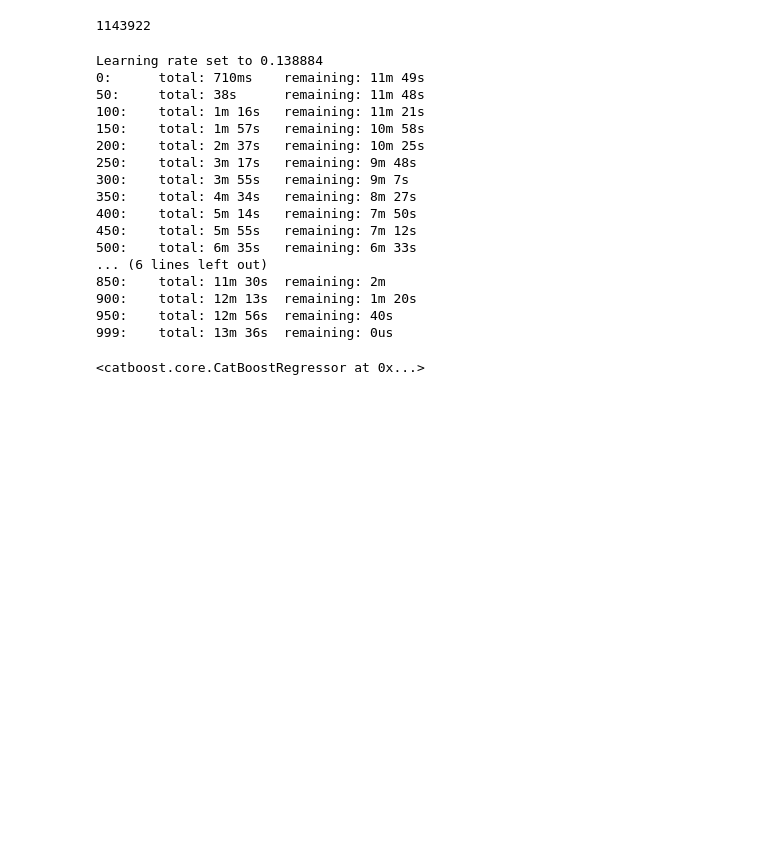
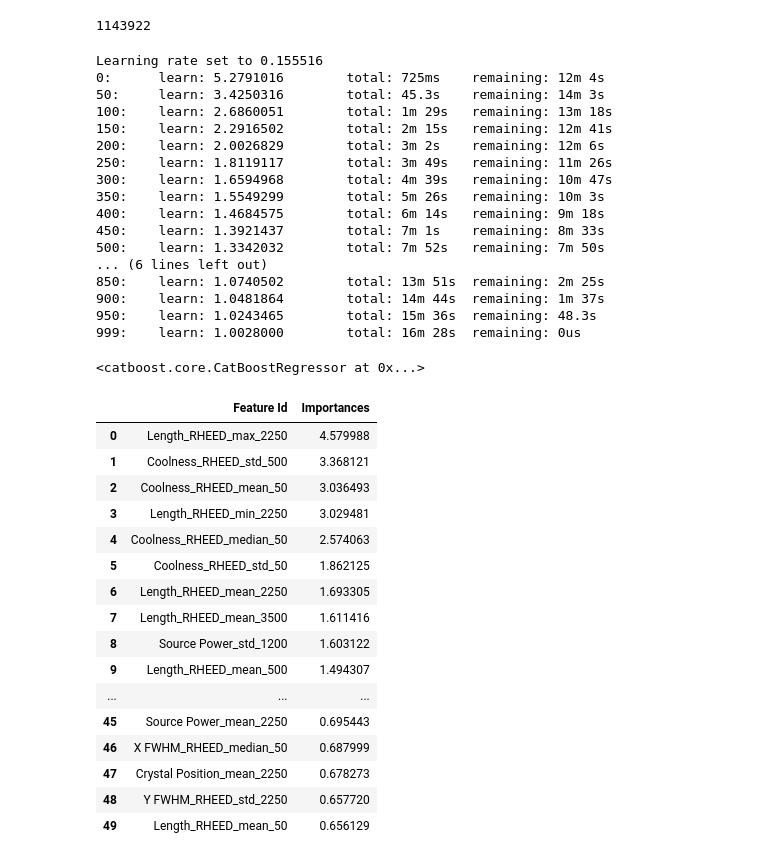
Before and after one commit to Gaussiandra/bdimo21, a Jupyter notebook: new15_32.ipynb, the cells around one changed output. Drawn from its saved outputs; the diff is of its cells as text; code cells hidden in the pictures; blank space fills up the shorter version.

```diff
--- a/new15_32.ipynb
+++ b/new15_32.ipynb
@@ -129,32 +144,55 @@ y_sampled.hist(bins=100)
 model = catboost.CatBoostRegressor(
     iterations=1000,
     #task_type="GPU",
-    eval_metric='AUC',
+    #eval_metric='AUC',
     verbose=50
 )
-model.fit(x_sampled, y_sampled)#, eval_set=(X_val, y_val))
+model.fit(X, y)#, eval_set=(X_val, y_val))
 # %% [output]
-Learning rate set to 0.138884
-0:      total: 710ms    remaining: 11m 49s
-50:     total: 38s      remaining: 11m 48s
-100:    total: 1m 16s   remaining: 11m 21s
-150:    total: 1m 57s   remaining: 10m 58s
-200:    total: 2m 37s   remaining: 10m 25s
-250:    total: 3m 17s   remaining: 9m 48s
-300:    total: 3m 55s   remaining: 9m 7s
-350:    total: 4m 34s   remaining: 8m 27s
-400:    total: 5m 14s   remaining: 7m 50s
-450:    total: 5m 55s   remaining: 7m 12s
-500:    total: 6m 35s   remaining: 6m 33s
+Learning rate set to 0.155516
+0:      learn: 5.2791016        total: 725ms    remaining: 12m 4s
+50:     learn: 3.4250316        total: 45.3s    remaining: 14m 3s
+100:    learn: 2.6860051        total: 1m 29s   remaining: 13m 18s
+150:    learn: 2.2916502        total: 2m 15s   remaining: 12m 41s
+200:    learn: 2.0026829        total: 3m 2s    remaining: 12m 6s
+250:    learn: 1.8119117        total: 3m 49s   remaining: 11m 26s
+300:    learn: 1.6594968        total: 4m 39s   remaining: 10m 47s
+350:    learn: 1.5549299        total: 5m 26s   remaining: 10m 3s
+400:    learn: 1.4684575        total: 6m 14s   remaining: 9m 18s
+450:    learn: 1.3921437        total: 7m 1s    remaining: 8m 33s
+500:    learn: 1.3342032        total: 7m 52s   remaining: 7m 50s
 ... (6 lines left out)
-850:    total: 11m 30s  remaining: 2m
-900:    total: 12m 13s  remaining: 1m 20s
-950:    total: 12m 56s  remaining: 40s
-999:    total: 13m 36s  remaining: 0us
+850:    learn: 1.0740502        total: 13m 51s  remaining: 2m 25s
+900:    learn: 1.0481864        total: 14m 44s  remaining: 1m 37s
+950:    learn: 1.0243465        total: 15m 36s  remaining: 48.3s
+999:    learn: 1.0028000        total: 16m 28s  remaining: 0us
 <catboost.core.CatBoostRegressor at 0x...>
 # %%
 with open(global_path+'model.pkl', 'wb') as f:
     pickle.dump(model, f)
+# %%
+with open(global_path+'model.pkl', 'rb') as f:
+    model = pickle.load(f)
+# %%
+model.get_feature_importance(prettified=True)[:50]#['Feature Id'].values.tolist().index('Coolness_RHEED_3500')
+# %% [output]
+|  | Feature Id | Importances |
+| 0 | Length_RHEED_max_2250 | 4.579988 |
+| 1 | Coolness_RHEED_std_500 | 3.368121 |
+| 2 | Coolness_RHEED_mean_50 | 3.036493 |
+| 3 | Length_RHEED_min_2250 | 3.029481 |
+| 4 | Coolness_RHEED_median_50 | 2.574063 |
+| 5 | Coolness_RHEED_std_50 | 1.862125 |
+| 6 | Length_RHEED_mean_2250 | 1.693305 |
+| 7 | Length_RHEED_mean_3500 | 1.611416 |
+| 8 | Source Power_std_1200 | 1.603122 |
+| 9 | Length_RHEED_mean_500 | 1.494307 |
+| ... | ... | ... |
+| 45 | Source Power_mean_2250 | 0.695443 |
+| 46 | X FWHM_RHEED_median_50 | 0.687999 |
+| 47 | Crystal Position_mean_2250 | 0.678273 |
+| 48 | Y FWHM_RHEED_std_2250 | 0.657720 |
+| 49 | Length_RHEED_mean_50 | 0.656129 |
 # %%
 trans = lambda x: 1 / (1 + np.exp(-x + 5))
 plt.plot(np.linspace(0, 10, 1000), trans(np.linspace(0, 10, 1000)))
```
Also changed, not shown: parts of 12 cells of this notebook.
